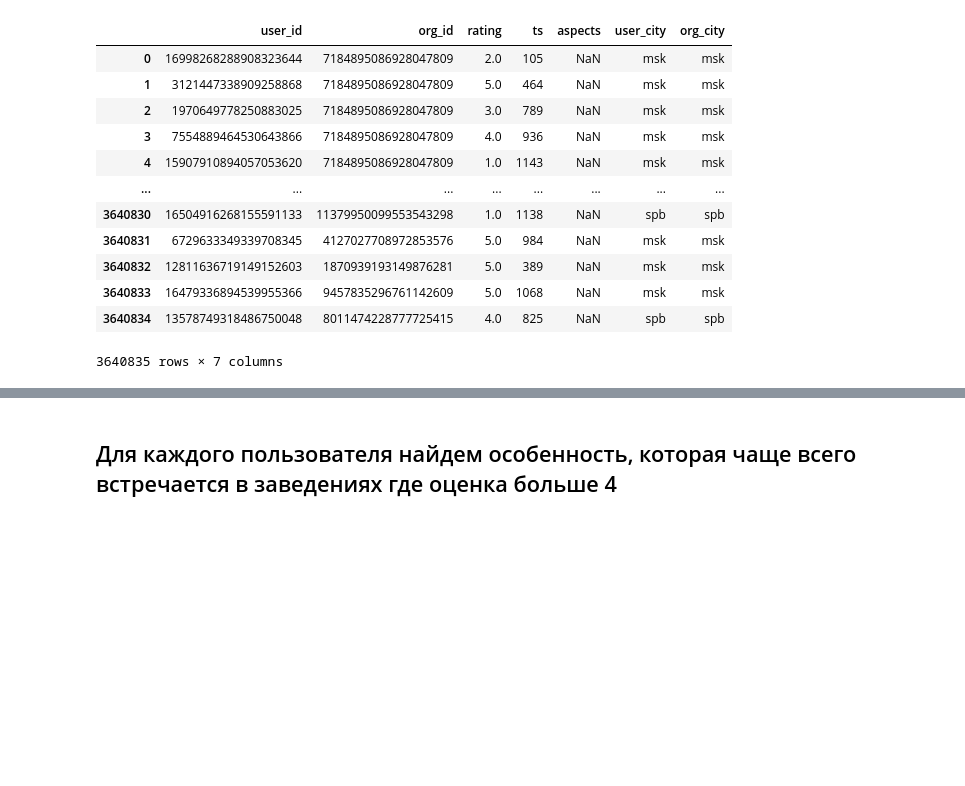
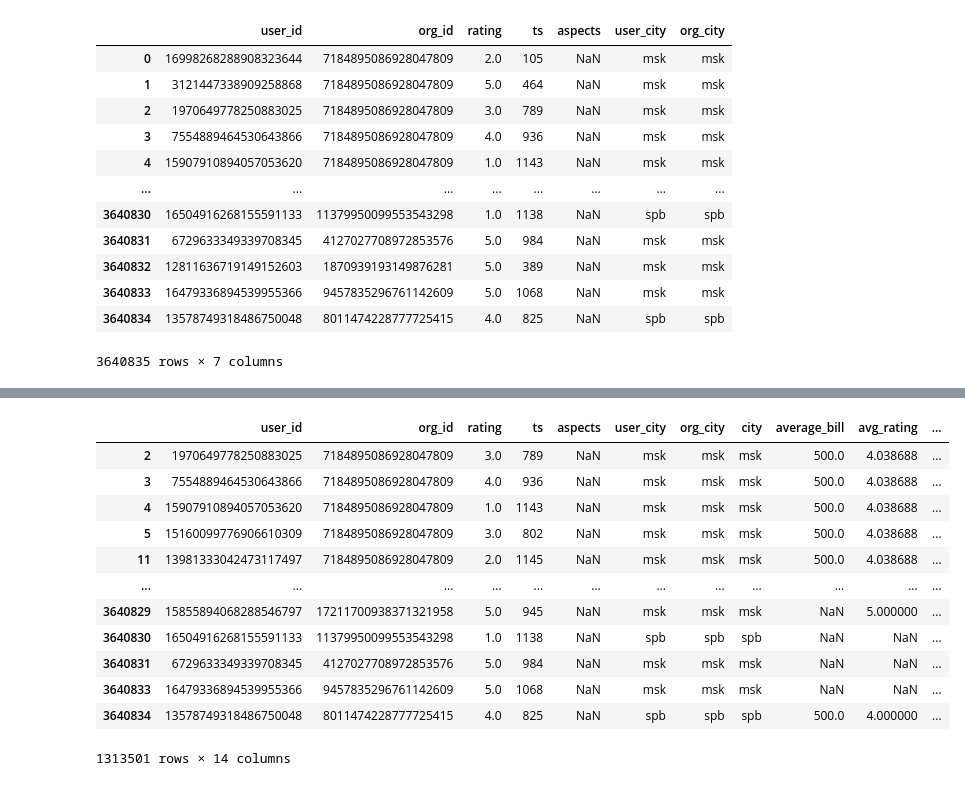
Before and after one commit to MyHorizonn/yacup2021_recsys, a Jupyter notebook: main.ipynb, the cells around one changed output, grey strips where cells are left out. Cells and saved outputs as stored; diff of their text form; code cells hidden in the pictures; blank space fills up the shorter version.

```diff
--- a/main.ipynb
+++ b/main.ipynb
@@ -115,4 +85,6 @@ reviews
+# %%
+orgs['rat_diff'] = orgs['rating'] - orgs['new_rat']
 # %%
 reviews = reviews.merge(orgs, on='org_id', how='left')\
-    .rename(columns={'rating_x': 'rating', 'rating_y':'avg_rating'})\
-    .drop(['city', 'ts'], axis=1)
+    .rename(columns={'rating_x': 'rating', 'rating_y':'avg_rating'})
+    #.drop(['city', 'ts'], axis=1)
@@ -121,2 +90,0 @@ reviews['features_id'] = reviews['features_id'].fillna(0)
-# %% [markdown]
-## Для каждого пользователя найдем особенность, которая чаще всего встречается в заведениях где оценка больше 4
@@ -129,0 +93,16 @@ tourist_reviews = tourist_reviews[tourist_reviews['user_city'] != tourist_review
+# %%
+new_rev
+# %% [output]
+|  | user_id | org_id | rating | ts | aspects | user_city | org_city | city | average_bill | avg_rating | ... |
+| 2 | 1970649778250883025 | 7184895086928047809 | 3.0 | 789 | NaN | msk | msk | msk | 500.0 | 4.038688 | ... |
+| 3 | 7554889464530643866 | 7184895086928047809 | 4.0 | 936 | NaN | msk | msk | msk | 500.0 | 4.038688 | ... |
+| 4 | 15907910894057053620 | 7184895086928047809 | 1.0 | 1143 | NaN | msk | msk | msk | 500.0 | 4.038688 | ... |
+| 5 | 15160099776906610309 | 7184895086928047809 | 3.0 | 802 | NaN | msk | msk | msk | 500.0 | 4.038688 | ... |
+| 11 | 13981333042473117497 | 7184895086928047809 | 2.0 | 1145 | NaN | msk | msk | msk | 500.0 | 4.038688 | ... |
+| ... | ... | ... | ... | ... | ... | ... | ... | ... | ... | ... | ... |
+| 3640829 | 15855894068288546797 | 17211700938371321958 | 5.0 | 945 | NaN | msk | msk | msk | NaN | 5.000000 | ... |
+| 3640830 | 16504916268155591133 | 11379950099553543298 | 1.0 | 1138 | NaN | spb | spb | spb | NaN | NaN | ... |
+| 3640831 | 6729633349339708345 | 4127027708972853576 | 5.0 | 984 | NaN | msk | msk | msk | NaN | NaN | ... |
+| 3640833 | 16479336894539955366 | 9457835296761142609 | 5.0 | 1068 | NaN | msk | msk | msk | NaN | NaN | ... |
+| 3640834 | 13578749318486750048 | 8011474228777725415 | 4.0 | 825 | NaN | spb | spb | spb | 500.0 | 4.000000 | ... |
+1313501 rows × 14 columns
```
Also changed, not shown: parts of 22 cells of this notebook, 1 other file.
